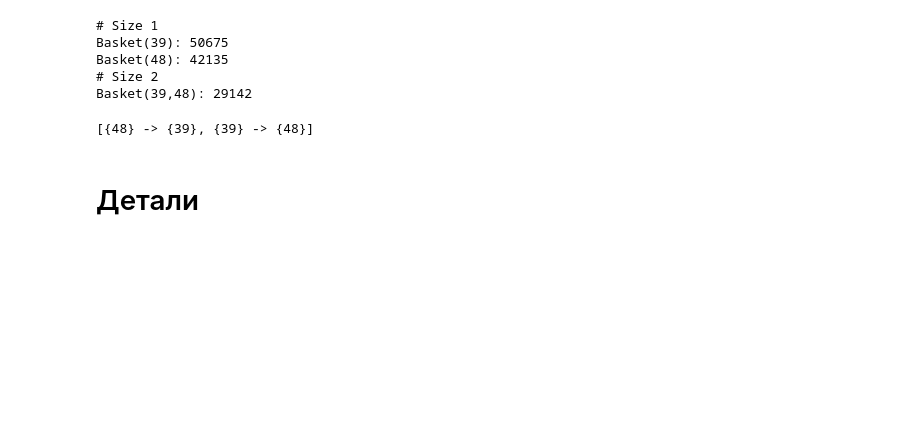
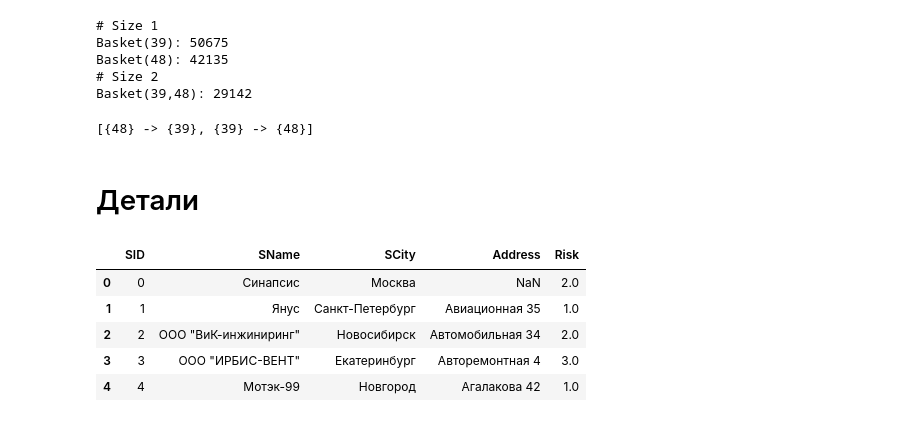
Before and after one commit to eecs-susu/analytical-information-processing, a Jupyter notebook: Pattern Search/pattern-search.ipynb, the cells around one changed output. Cells and saved outputs as stored; diff of their text form; code cells hidden in the pictures; blank space fills up the shorter version.

```diff
--- a/Pattern Search/pattern-search.ipynb
+++ b/Pattern Search/pattern-search.ipynb
@@ -216,3 +217,11 @@ rules_20_80
 [{48} -> {39}, {39} -> {48}]
 # %% [markdown]
 # Детали
+# %%
+DATA_DIR = 'data'
+FILE_NAMES = {
+    'providers':'s',
+    'details': 'p',
+    'supplies': 'sp',
+}
+files = {k:os.path.join(DATA_DIR, f'{v}.csv') for k, v in FILE_NAMES.items()}
@@ -218,0 +232,9 @@ rules_20_80
+# %%
+providers.head()
+# %% [output]
+|  | SID | SName | SCity | Address | Risk |
+| 0 | 0 | ﻿Синапсис | ﻿Москва | NaN | 2.0 |
+| 1 | 1 | Янус | Санкт-Петербург | Авиационная 35 | 1.0 |
+| 2 | 2 | ООО "ВиК-инжиниринг" | Новосибирск | Автомобильная 34 | 2.0 |
+| 3 | 3 | ООО "ИРБИС-ВЕНТ" | Екатеринбург | Авторемонтная 4 | 3.0 |
+| 4 | 4 | Мотэк-99 | Новгород | Агалакова 42 | 1.0 |
```
Also changed, not shown: parts of 14 cells of this notebook, 3 other files.
